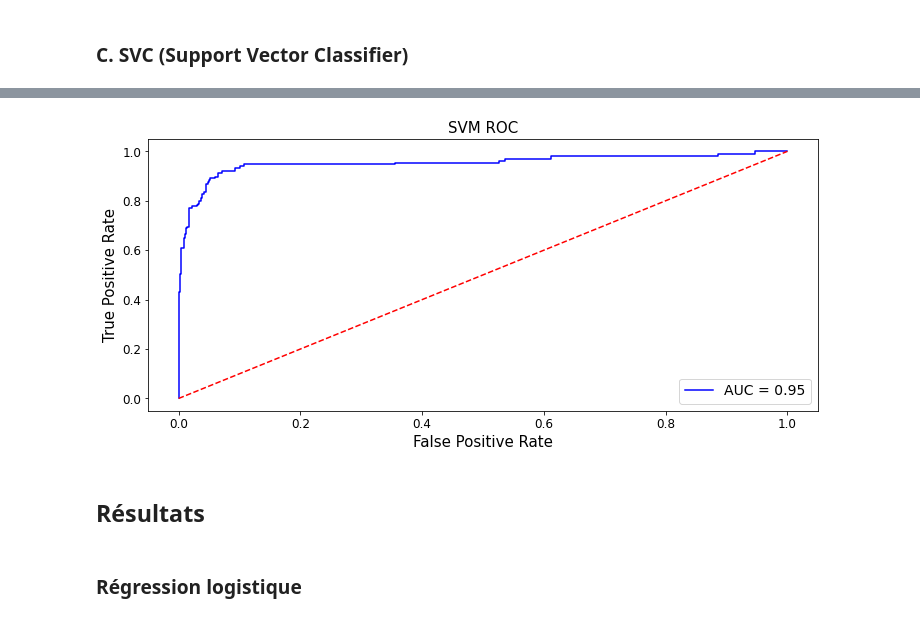
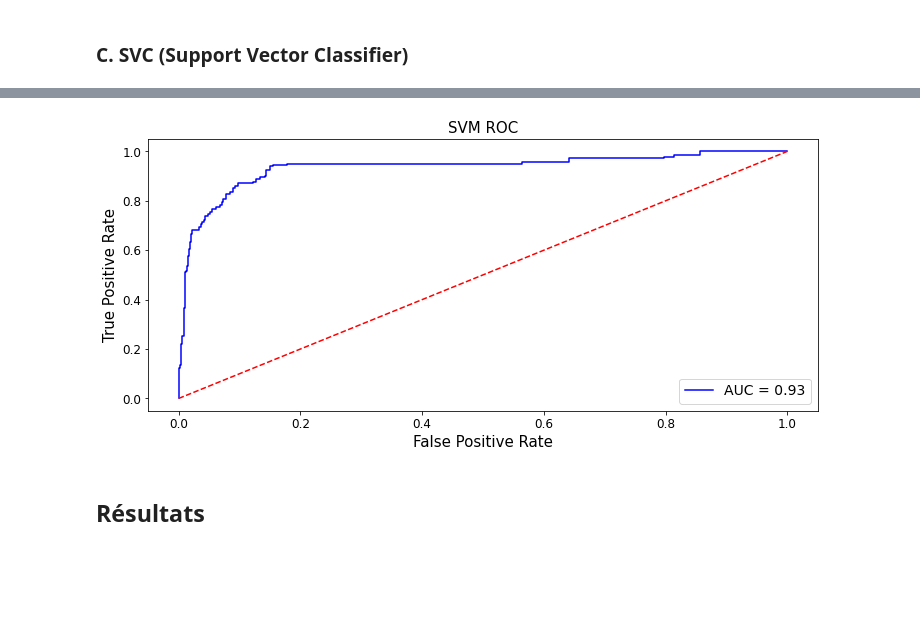
Before and after one commit to VictorMassotte/Projet-IA, a Jupyter notebook: projet-ia.ipynb, the cells around one changed output, grey strips where cells are left out. Cells and saved outputs as stored; diff of their text form; code cells hidden in the pictures; blank space fills up the shorter version.

```diff
--- a/projet-ia.ipynb
+++ b/projet-ia.ipynb
@@ -197,6 +197,8 @@ allData.drop("EmployeeID", axis=1, inplace=True)
 allData.drop("Over18", axis=1, inplace=True)
 allData.drop("EmployeeCount", axis=1, inplace=True)
 allData.drop("StandardHours", axis=1, inplace=True)
+allData.drop("MaritalStatus", axis=1, inplace=True)
+allData.drop("Gender", axis=1, inplace=True)
 
 Test = allData.info()
 # %% [output]
@@ -602,8 +601,11 @@ plt.show()
 from sklearn import svm
 
 sv = svm.SVC(kernel='rbf', probability=True) #Create a svm Classifier
-
+X_train_svc = data_X_train_prepared.copy()
+y_train_svc = y_train.copy()
+X_test_svc = data_X_test_prepared.copy()
+y_test_svc = y_test.copy()
 sv.fit(data_X_train_prepared, y_train)
 
-svc_pred = sv.predict(data_X_test_prepared)
+svc_pred = sv.predict(X_test_svc)
 # %%
@@ -625,22 +627,20 @@ weighted avg       0.91      0.90      0.88      1323
 # %%
 plt.figure(figsize=(12,5))
 
-probaSVC = sv.predict_proba(data_X_test_prepared)
+probaSVC = sv.predict_proba(X_test_svc)
 svc_pred = probaSVC[:,1]
-fpr, tpr, threshold = metrics.roc_curve(y_test, svc_pred, pos_label=sv.classes_[1])
+fpr, tpr, threshold = metrics.roc_curve(y_test_svc, svc_pred, pos_label=sv.classes_[1])
 roc_auc = metrics.auc(fpr, tpr)
 
 plt.plot(fpr, tpr, 'b', label = 'AUC = %0.2f' % roc_auc)
 plt.plot([0, 1], [0, 1],'r--')
 plt.title('SVM ROC', fontsize=15)
 plt.ylabel('True Positive Rate', fontsize=15)
 plt.xlabel('False Positive Rate', fontsize=15)
 plt.legend(loc = 'lower right', prop={'size': 14})
 
 plt.show()
 # %% [output]
-[figure, old version]
+[figure, new version]
 # %% [markdown]
 ## Résultats
-# %% [markdown]
-### Régression logistique
```
Also changed, not shown: parts of 34 cells of this notebook.
